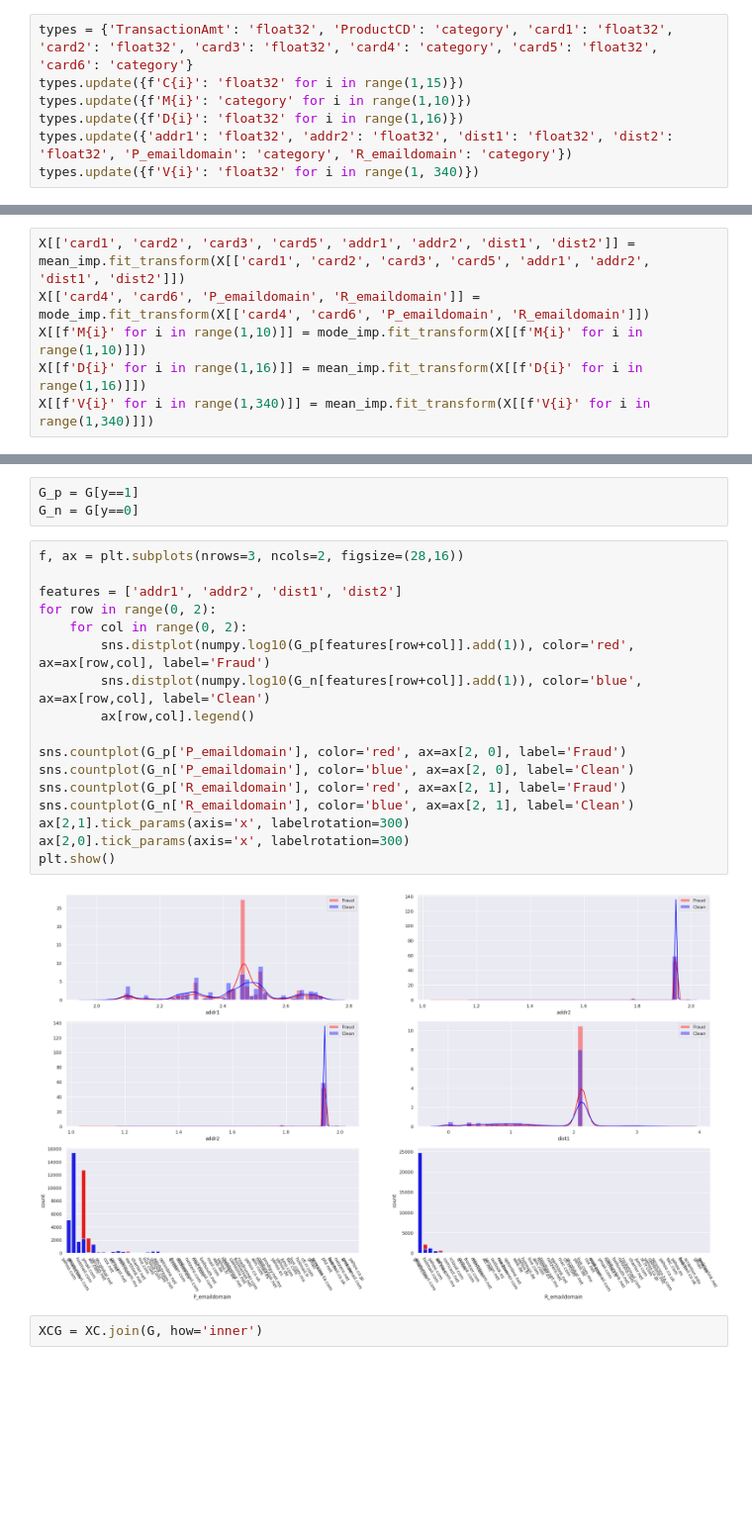
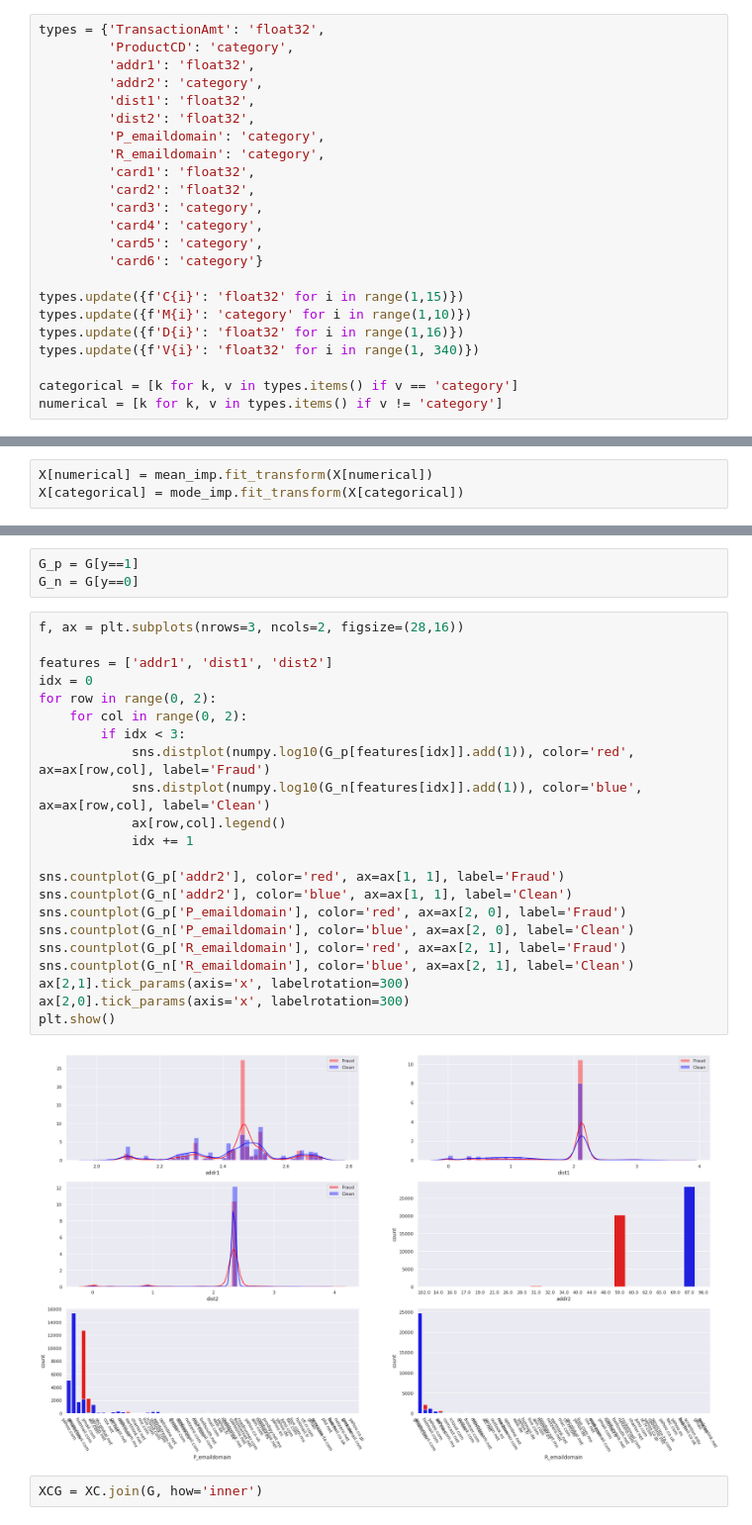
Before and after one commit to VladimirIsakov91/IEEE-CISFraudDetection, a Jupyter notebook: IEEE-CISFraudDetection.ipynb, the cells around one changed output, grey strips where cells are left out. Shown at 99% size. Cells and saved outputs as stored; diff of their text form; blank space fills up the shorter version.

```diff
--- a/IEEE-CISFraudDetection.ipynb
+++ b/IEEE-CISFraudDetection.ipynb
@@ -96,10 +109,26 @@ sample.to_csv('./data/sample.csv', header=True, idnex=True)
 # %%
-types = {'TransactionAmt': 'float32', 'ProductCD': 'category', 'card1': 'float32', 'card2': 'float32', 'card3': 'float32', 'card4': 'category', 'card5': 'float32', 'card6': 'category'}
+types = {'TransactionAmt': 'float32',
+         'ProductCD': 'category',
+         'addr1': 'float32',
+         'addr2': 'category',
+         'dist1': 'float32',
+         'dist2': 'float32',
+         'P_emaildomain': 'category',
+         'R_emaildomain': 'category',
+         'card1': 'float32',
+         'card2': 'float32',
+         'card3': 'category',
+         'card4': 'category',
+         'card5': 'category',
+         'card6': 'category'}
+
 types.update({f'C{i}': 'float32' for i in range(1,15)})
 types.update({f'M{i}': 'category' for i in range(1,10)})
 types.update({f'D{i}': 'float32' for i in range(1,16)})
-types.update({'addr1': 'float32', 'addr2': 'float32', 'dist1': 'float32', 'dist2': 'float32', 'P_emaildomain': 'category', 'R_emaildomain': 'category'})
 types.update({f'V{i}': 'float32' for i in range(1, 340)})
+
+categorical = [k for k, v in types.items() if v == 'category']
+numerical = [k for k, v in types.items() if v != 'category']
 # %%
 data = pandas.read_csv('./data/sample.csv', header=0, dtype=types).set_index('TransactionID')
 # %%
@@ -134,12 +163,9 @@ Name: isFraud, dtype: int64
 # %%
 mean_imp = SimpleImputer(strategy='mean')
 mode_imp = SimpleImputer(strategy='most_frequent')
-# %%
-X[['card1', 'card2', 'card3', 'card5', 'addr1', 'addr2', 'dist1', 'dist2']] = mean_imp.fit_transform(X[['card1', 'card2', 'card3', 'card5', 'addr1', 'addr2', 'dist1', 'dist2']])
-X[['card4', 'card6', 'P_emaildomain', 'R_emaildomain']] = mode_imp.fit_transform(X[['card4', 'card6', 'P_emaildomain', 'R_emaildomain']])
-X[[f'M{i}' for i in range(1,10)]] = mode_imp.fit_transform(X[[f'M{i}' for i in range(1,10)]])
-X[[f'D{i}' for i in range(1,16)]] = mean_imp.fit_transform(X[[f'D{i}' for i in range(1,16)]])
-X[[f'V{i}' for i in range(1,340)]] = mean_imp.fit_transform(X[[f'V{i}' for i in range(1,340)]])
+# %%
+X[numerical] = mean_imp.fit_transform(X[numerical])
+X[categorical] = mode_imp.fit_transform(X[categorical])
 # %%
 X.isnull().sum()
 # %% [output]
@@ -571,22 +594,27 @@ G_n = G[y==0]
 # %%
 f, ax = plt.subplots(nrows=3, ncols=2, figsize=(28,16))
 
-features = ['addr1', 'addr2', 'dist1', 'dist2']
+features = ['addr1', 'dist1', 'dist2']
+idx = 0
 for row in range(0, 2):
     for col in range(0, 2):
-        sns.distplot(numpy.log10(G_p[features[row+col]].add(1)), color='red', ax=ax[row,col], label='Fraud')
-        sns.distplot(numpy.log10(G_n[features[row+col]].add(1)), color='blue', ax=ax[row,col], label='Clean')
-        ax[row,col].legend()
+        if idx < 3:
+            sns.distplot(numpy.log10(G_p[features[idx]].add(1)), color='red', ax=ax[row,col], label='Fraud')
+            sns.distplot(numpy.log10(G_n[features[idx]].add(1)), color='blue', ax=ax[row,col], label='Clean')
+            ax[row,col].legend()
+            idx += 1
 
+sns.countplot(G_p['addr2'], color='red', ax=ax[1, 1], label='Fraud')
+sns.countplot(G_n['addr2'], color='blue', ax=ax[1, 1], label='Clean')
 sns.countplot(G_p['P_emaildomain'], color='red', ax=ax[2, 0], label='Fraud')
 sns.countplot(G_n['P_emaildomain'], color='blue', ax=ax[2, 0], label='Clean')
 sns.countplot(G_p['R_emaildomain'], color='red', ax=ax[2, 1], label='Fraud')
 sns.countplot(G_n['R_emaildomain'], color='blue', ax=ax[2, 1], label='Clean')
 ax[2,1].tick_params(axis='x', labelrotation=300)
 ax[2,0].tick_params(axis='x', labelrotation=300)
 plt.show()
 # %% [output]
-[figure, old version]
+[figure, new version]
 # %%
 XCG = XC.join(G, how='inner')
 # %%
```
Also changed, not shown: parts of 63 cells of this notebook.
